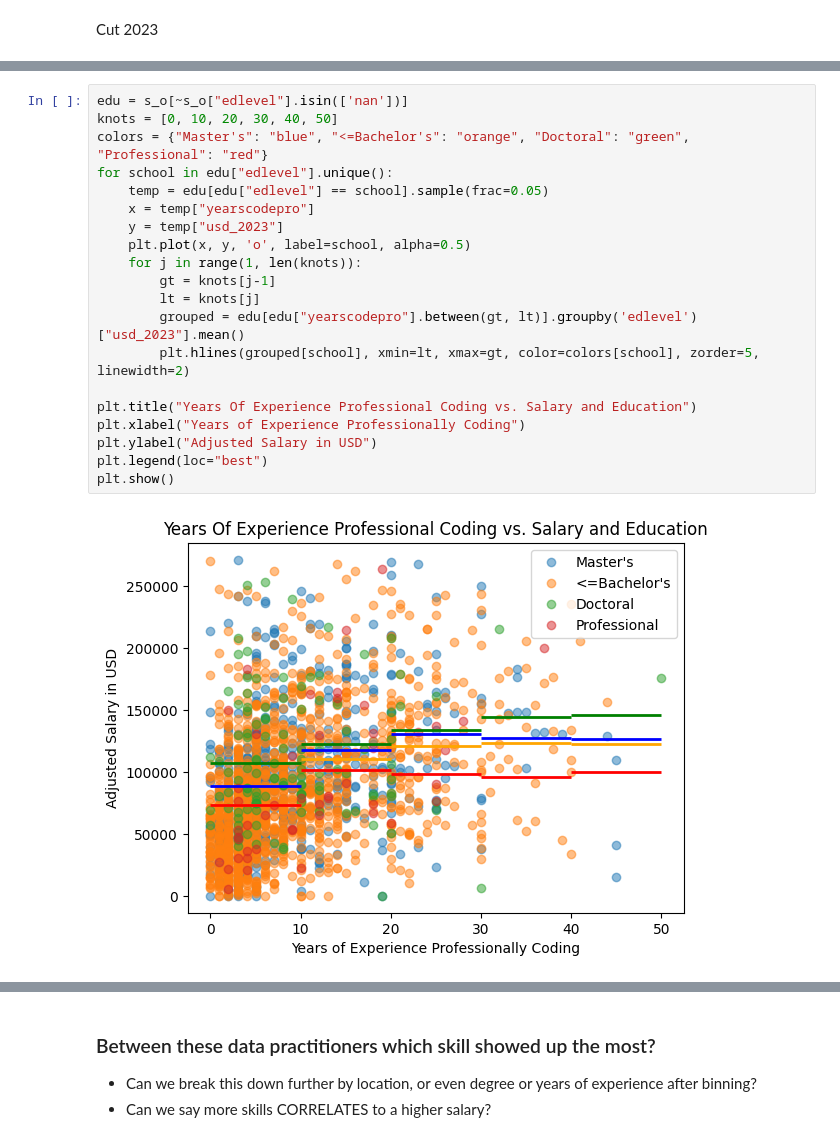
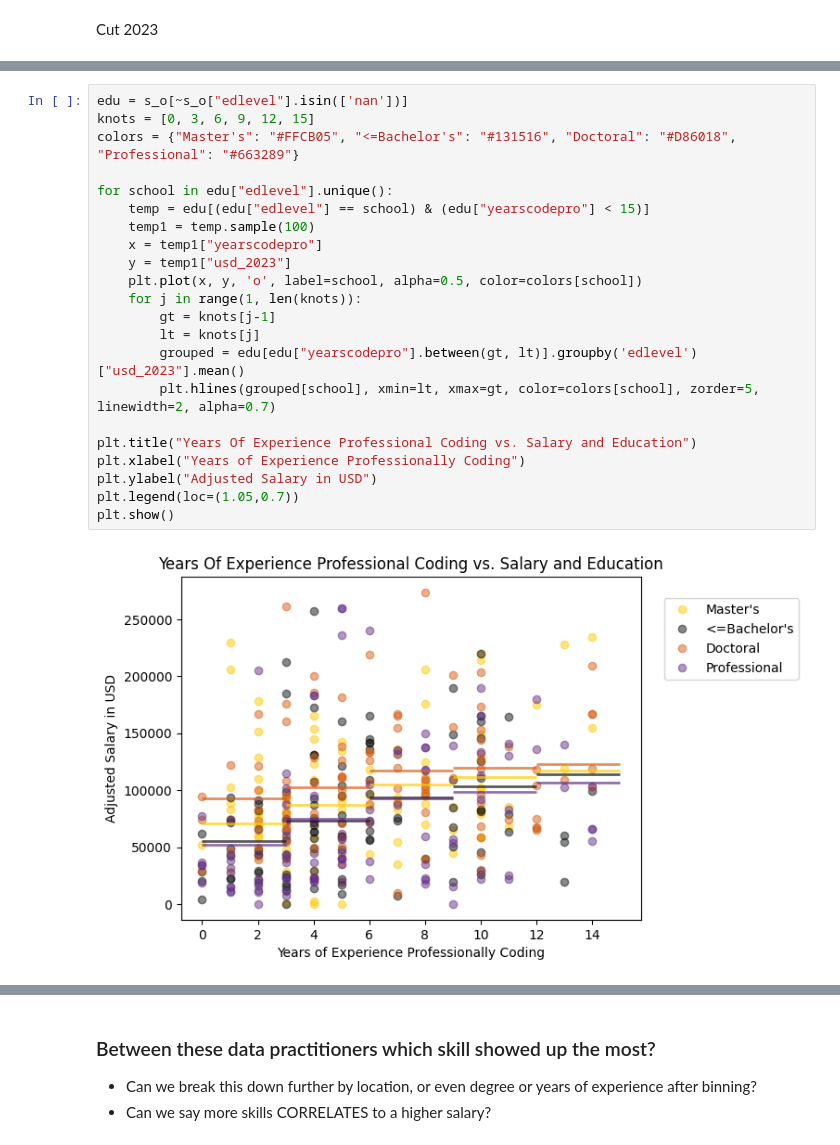
Before and after one commit to lmg1404/data_professionals_analysis, a Jupyter notebook: analysis1.ipynb, the cells around one changed output, grey strips where cells are left out. Cells and saved outputs as stored; diff of their text form.

```diff
--- a/analysis1.ipynb
+++ b/analysis1.ipynb
@@ -302,22 +331,24 @@ Cut 2023
 # %%
 edu = s_o[~s_o["edlevel"].isin(['nan'])]
-knots = [0, 10, 20, 30, 40, 50]
-colors = {"Master's": "blue", "<=Bachelor's": "orange", "Doctoral": "green", "Professional": "red"}
+knots = [0, 3, 6, 9, 12, 15]
+colors = {"Master's": "#FFCB05", "<=Bachelor's": "#131516", "Doctoral": "#D86018", "Professional": "#663289"}
+
 for school in edu["edlevel"].unique():
-    temp = edu[edu["edlevel"] == school].sample(frac=0.05)
-    x = temp["yearscodepro"]
-    y = temp["usd_2023"]
-    plt.plot(x, y, 'o', label=school, alpha=0.5)
+    temp = edu[(edu["edlevel"] == school) & (edu["yearscodepro"] < 15)]
+    temp1 = temp.sample(100)
+    x = temp1["yearscodepro"]
+    y = temp1["usd_2023"]
+    plt.plot(x, y, 'o', label=school, alpha=0.5, color=colors[school])
     for j in range(1, len(knots)):
         gt = knots[j-1]
         lt = knots[j]
         grouped = edu[edu["yearscodepro"].between(gt, lt)].groupby('edlevel')["usd_2023"].mean()
-        plt.hlines(grouped[school], xmin=lt, xmax=gt, color=colors[school], zorder=5, linewidth=2)
+        plt.hlines(grouped[school], xmin=lt, xmax=gt, color=colors[school], zorder=5, linewidth=2, alpha=0.7)
 
 plt.title("Years Of Experience Professional Coding vs. Salary and Education")
 plt.xlabel("Years of Experience Professionally Coding")
 plt.ylabel("Adjusted Salary in USD")
-plt.legend(loc="best")
+plt.legend(loc=(1.05,0.7))
 plt.show()
 # %% [output]
-[figure, old version]
+[figure, new version]
```
Also changed, not shown: parts of 12 cells of this notebook, 4 other files.
